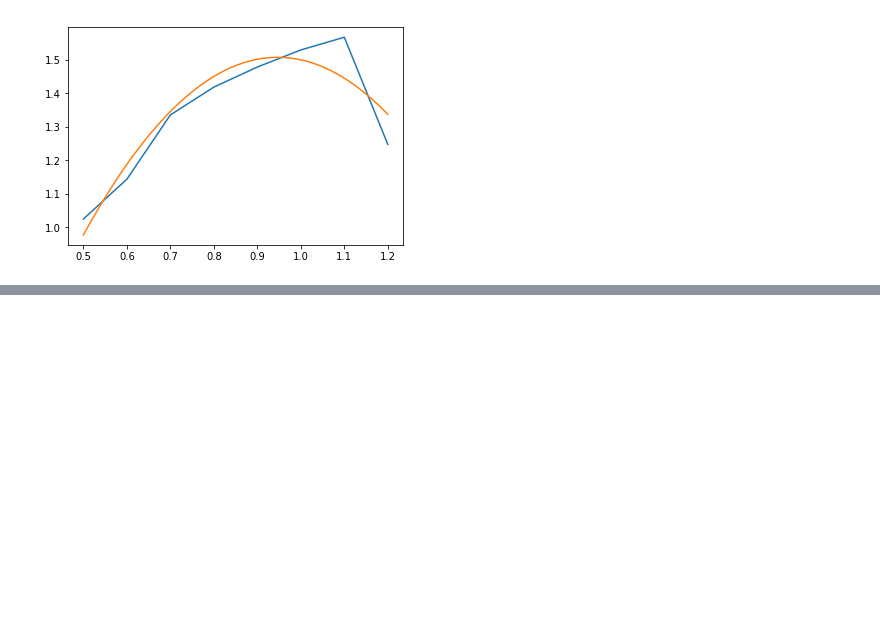
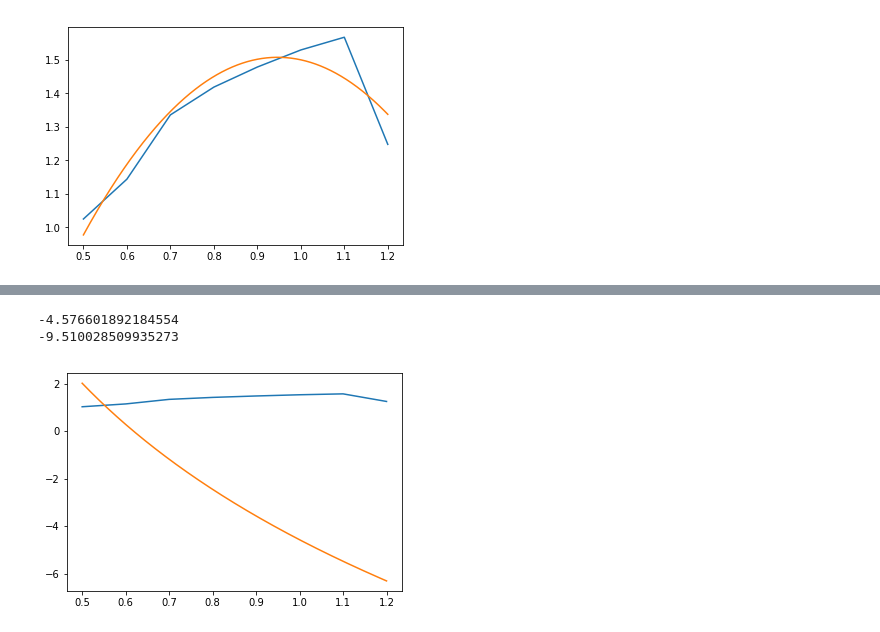
Before and after one commit to YarrDOpanas/uData, a Jupyter notebook: Math Pro/Approximation.ipynb, the cells around one changed output, grey strips where cells are left out. Drawn from its saved outputs; the diff is of its cells as text; code cells hidden in the pictures; blank space fills up the shorter version.

```diff
--- a/Math Pro/Approximation.ipynb
+++ b/Math Pro/Approximation.ipynb
@@ -50,0 +75,17 @@ plt.show()
+# %%
+A = np.array([[1, np.log(X).sum()],
+              [np.log(X).sum(), (np.log(X)**2).sum()]])
+b = np.array([Y.sum(), (Y*np.log(X)).sum()])
+a, b = np.linalg.solve(A, b)
+print(a)
+print(b)
+# %% [output]
+-4.576601892184554
+-9.510028509935273
+# %%
+x = np.linspace(X.min(), X.max(), 1000)
+y = a + b * np.log(x)
+plt.plot(X, Y, x, y)
+plt.show()
+# %% [output]
+[figure, added]
```
Also changed, not shown: parts of 6 cells of this notebook.
